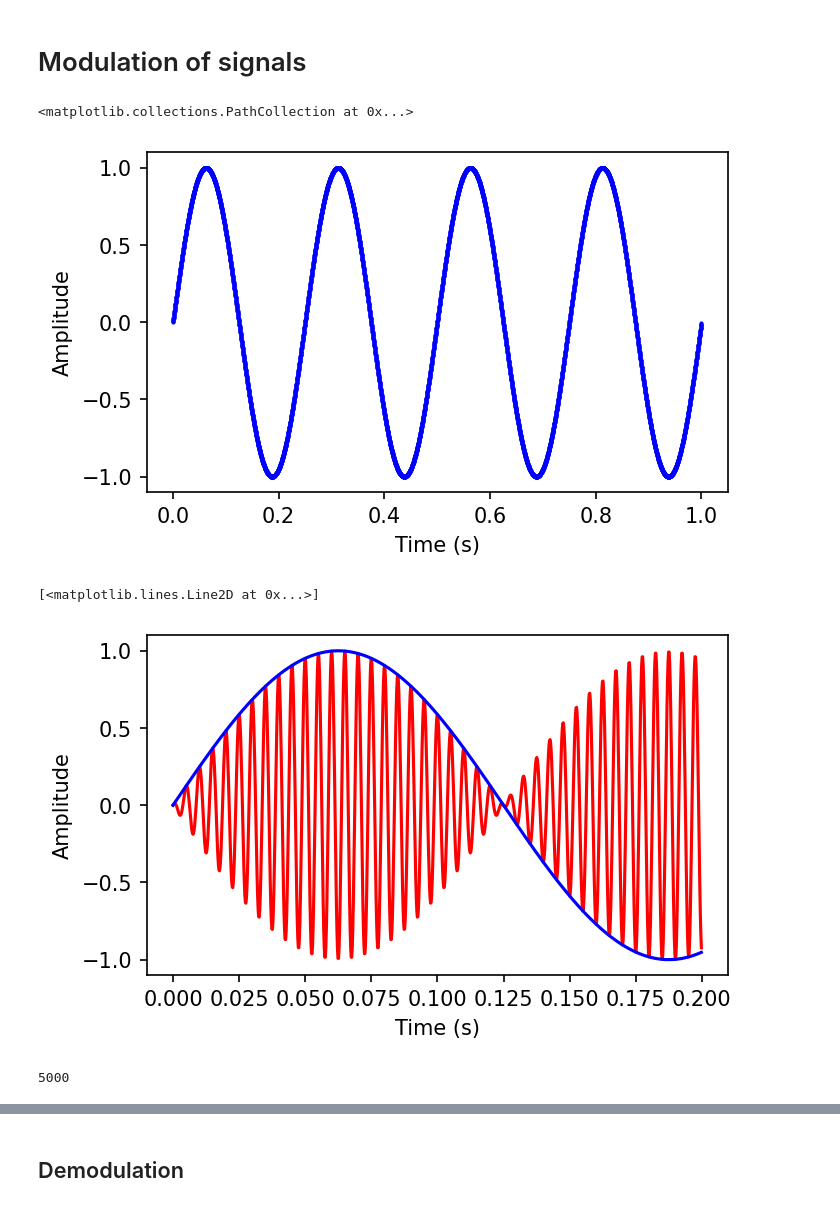
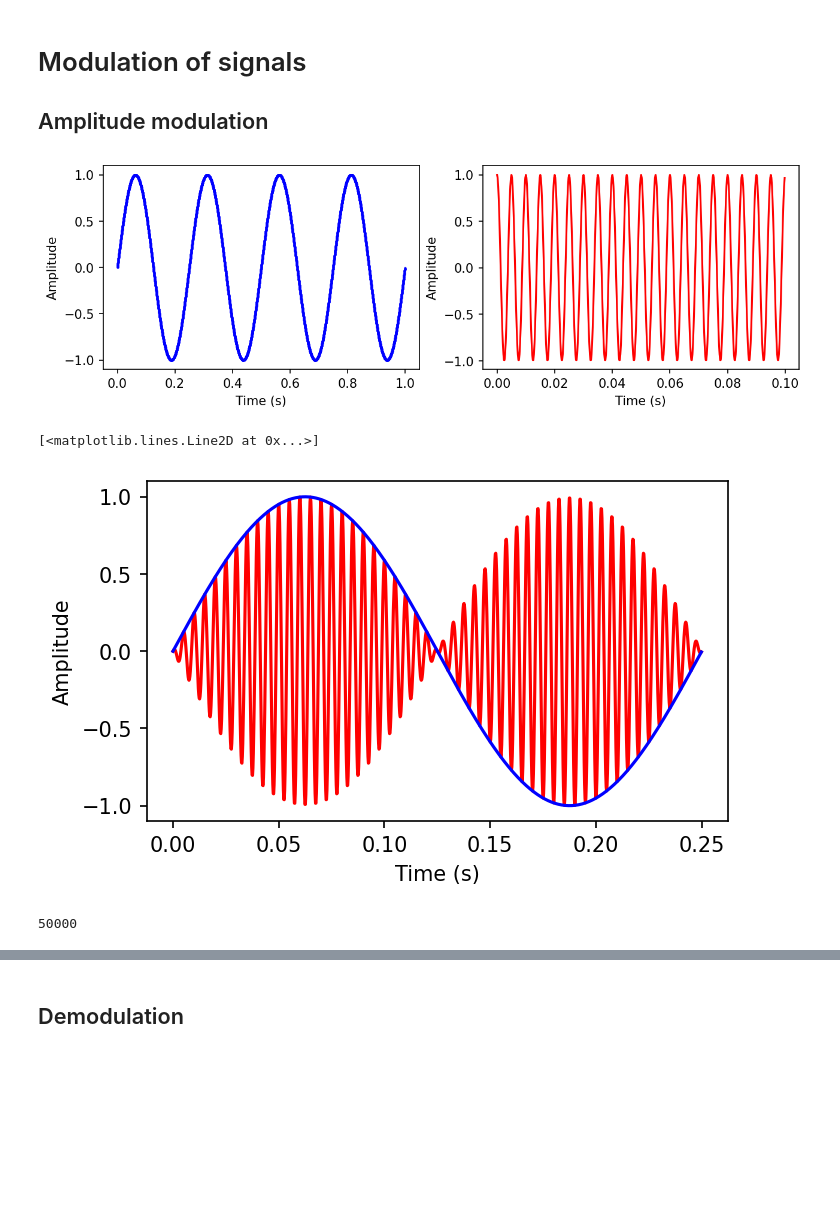
Before and after one commit to mikprin/signals_notebook, a Jupyter notebook: wave_modulation/wave_modulation.ipynb, the cells around one changed output, grey strips where cells are left out. Saved outputs shown, nothing was run; the diff lists cells and outputs as text; code cells hidden in the pictures; blank space fills up the shorter version.

```diff
--- a/wave_modulation/wave_modulation.ipynb
+++ b/wave_modulation/wave_modulation.ipynb
@@ -1,5 +1,7 @@
 # %% [markdown]
 # Modulation of signals
+
+## Amplitude modulation
 # %%
 import numpy as np
 import matplotlib.pyplot as plt
@@ -7,13 +10,24 @@ import math
+# %%
+def plot_signal_in_td(signal, N_samples="all",color="b",type="plot"):
+    if N_samples == "all":
+        N_samples = len(signal)
+    else:
+        N_samples = int(N_samples)
+    plt.xlabel('Time (s)')
+    plt.ylabel('Amplitude')
+    if type == "plot":
+        plt.plot(t[0:N_samples],signal[0:N_samples],c=color)
+    else:
+        plt.scatter(t[0:N_samples],signal[0:N_samples],c=color, s =1)
 # %%
 f = 4 # Signal
 fc = 200 # Carrier
 # sampling rate
 N = 5000
 # sampling interval
-ts = 1.0/N
+ts = 1.0 / N
 stop_time = 10
-t = np.arange(0,1,ts)
-
+t = np.arange(0,stop_time,ts)
 
 sin_list = np.array([math.sin(2*math.pi*f*n) for n in range(N)])
 #sin_list_np = np.array(sin_list)
@@ -25,13 +39,16 @@ s1 = get_sine(f,phase=0,N=N)
 s2 = get_sine(fc,phase=np.pi/2,N=N) # Carrier
 # %%
 
-fig=plt.figure(figsize=(5,3), dpi= 150, facecolor='w', edgecolor='k')
-ax = plt.axes()
-num_p = N
+fig=plt.figure(figsize=(10,3), dpi= 150, facecolor='w', edgecolor='k')
+
+
+plt.subplot(121)
 plt.xlabel('Time (s)')
 plt.ylabel('Amplitude')
 # ax.plot(t[0:num_p],s3[0:num_p],c="r")
-ax.scatter(t[0:num_p],s1[0:num_p],c="b", s =1)
+# ax.scatter(t[0:num_p],s1[0:num_p],c="b", s =1)
+plot_signal_in_td(s1,type="scatter", N_samples = N )
+plt.subplot(122)
+plot_signal_in_td(s2,type="plot", N_samples = N/10, color = "r" )
 # %% [output]
-<matplotlib.collections.PathCollection at 0x...>
-[figure, old version]
+[figure, new version]
@@ -42,7 +72,7 @@ s3 = s1 * s2
 
 fig=plt.figure(figsize=(5,3), dpi= 150, facecolor='w', edgecolor='k')
 ax = plt.axes()
-num_p = 1000
+num_p = int(N/4)
 #ax.scatter(t[0:num_p],get_sine(f)[0:num_p],s=2)
 # ax.scatter(t,get_sine(f),s=1)
 plt.xlabel('Time (s)')
@@ -51,7 +81,7 @@ ax.plot(t[0:num_p],s3[0:num_p],c="r")
 ax.plot(t[0:num_p],s1[0:num_p],c="b")
 # %% [output]
 [<matplotlib.lines.Line2D at 0x...>]
-[figure, old version]
+[figure, new version]
 # %%
 # FFT guide in python: https://pythonnumericalmethods.berkeley.edu/notebooks/chapter24.04-FFT-in-Python.html
 from numpy.fft import fft, ifft
@@ -74,7 +104,7 @@ freq = n/T
 # %%
 len(fft_s1)
 # %% [output]
-5000
+50000
 # %%
 plt.figure(figsize = (17, 6))
 plt.subplot(121)
```
Also changed, not shown: parts of 12 cells of this notebook.
